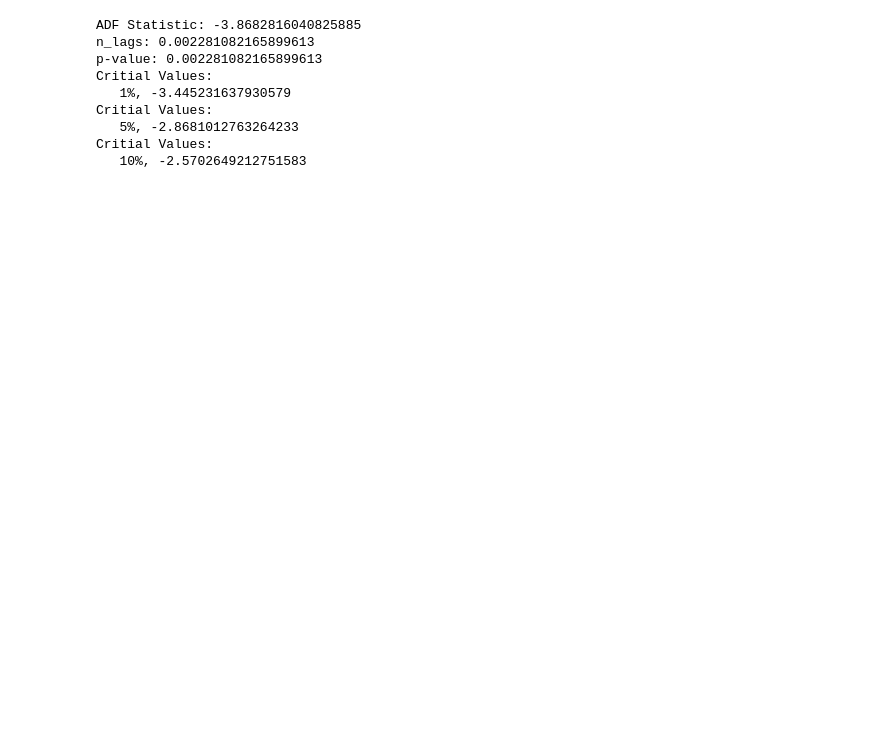
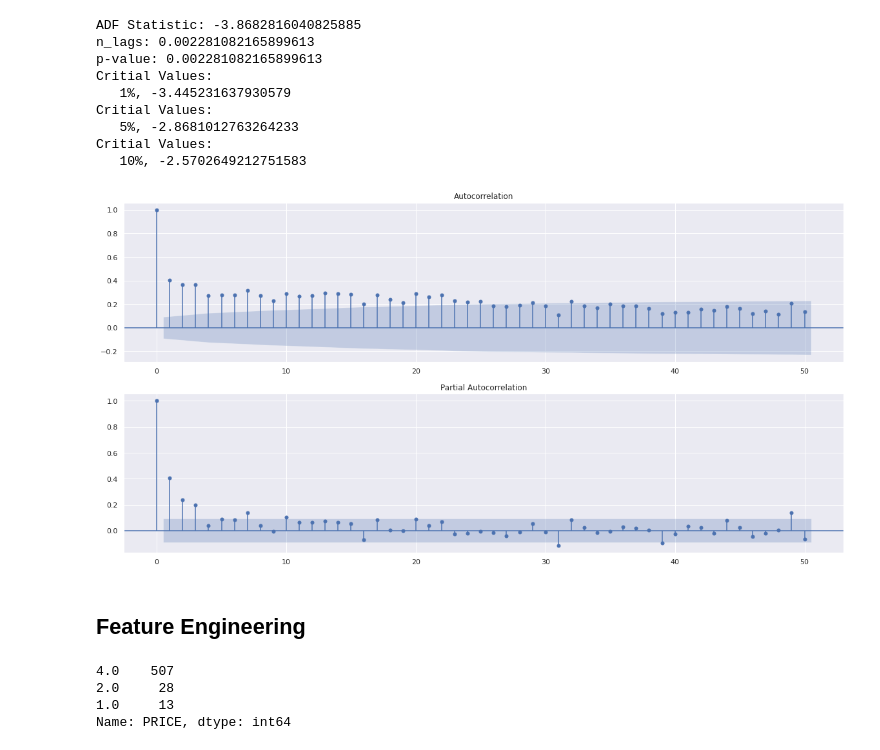
Before and after one commit to nikita-gith/wq-grn-revenue-prediction, a Jupyter notebook: Untitled.ipynb, the cells around one changed output. Cells and saved outputs as stored; diff of their text form; code cells hidden in the pictures; blank space fills up the shorter version.

```diff
--- a/Untitled.ipynb
+++ b/Untitled.ipynb
@@ -100,3 +104,12 @@ Critial Values:
    5%, -2.8681012763264233
 Critial Values:
    10%, -2.5702649212751583
+# %%
+fig,ax = plt.subplots(2,1,figsize=(20,10))
+fig = sm.graphics.tsa.plot_acf(np.log(dff['TOTAL']), lags=50, ax=ax[0])
+fig = sm.graphics.tsa.plot_pacf(np.log(dff['TOTAL']), lags=50, ax=ax[1])
+plt.show()
+# %% [output]
+[figure, added]
+# %% [markdown]
+## Feature Engineering
@@ -102,0 +118,7 @@ Critial Values:
+# %%
+data.PRICE.value_counts()
+# %% [output]
+4.0    507
+2.0     28
+1.0     13
+Name: PRICE, dtype: int64
```
Also changed, not shown: parts of 26 cells of this notebook.
